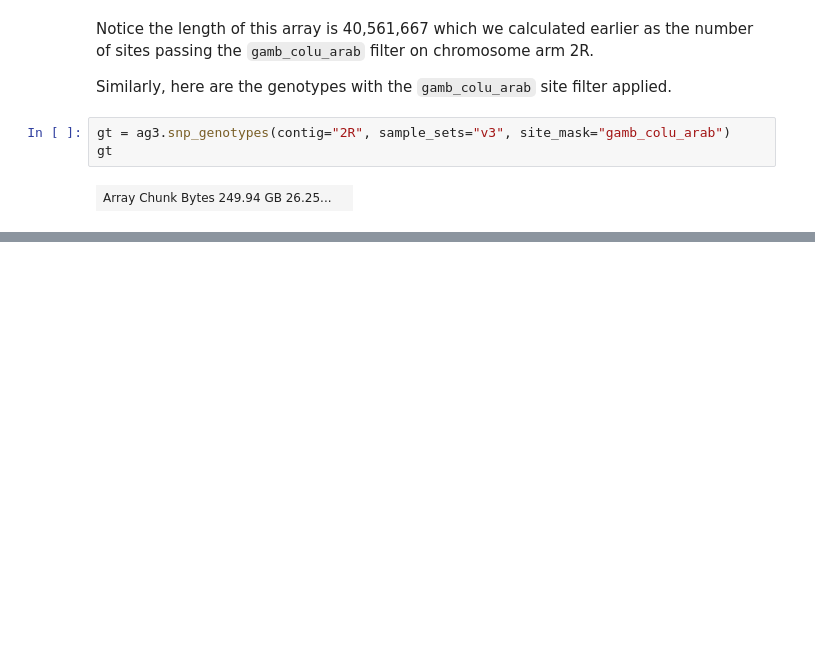
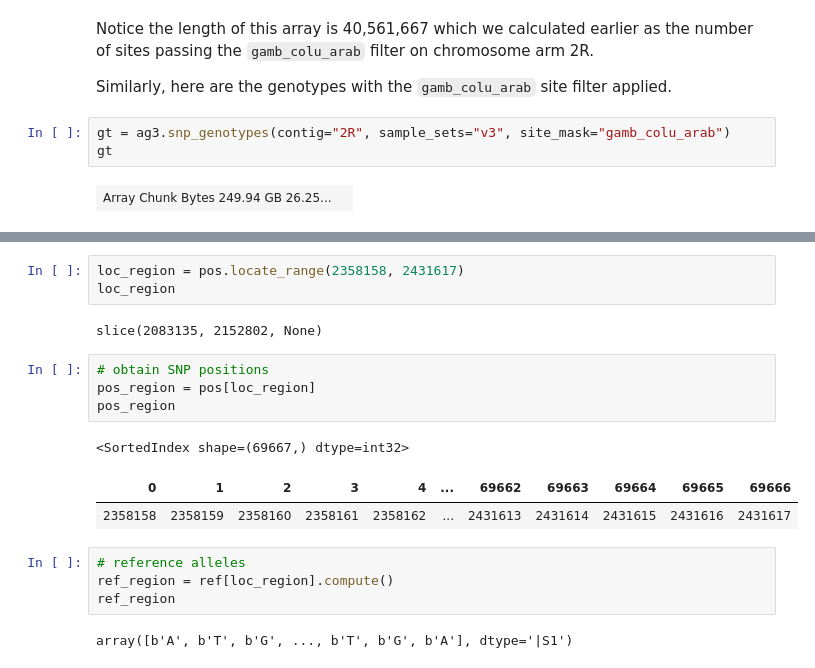
Before and after one commit to malariagen/vector-data, a Jupyter notebook: docs/ag3/examples/snps.ipynb, the cells around one changed output, grey strips where cells are left out. Cells and saved outputs as stored; diff of their text form; blank space fills up the shorter version.

```diff
--- a/docs/ag3/examples/snps.ipynb
+++ b/docs/ag3/examples/snps.ipynb
@@ -658,0 +706,19 @@ df_samples.head()
+# %%
+loc_region = pos.locate_range(2358158, 2431617)
+loc_region
+# %% [output]
+slice(2083135, 2152802, None)
+# %%
+# obtain SNP positions
+pos_region = pos[loc_region]
+pos_region
+# %% [output]
+<SortedIndex shape=(69667,) dtype=int32>
+| 0 | 1 | 2 | 3 | 4 | ... | 69662 | 69663 | 69664 | 69665 | 69666 |
+| 2358158 | 2358159 | 2358160 | 2358161 | 2358162 | ... | 2431613 | 2431614 | 2431615 | 2431616 | 2431617 |
+# %%
+# reference alleles
+ref_region = ref[loc_region].compute()
+ref_region
+# %% [output]
+array([b'A', b'T', b'G', ..., b'T', b'G', b'A'], dtype='|S1')
```
Also changed, not shown: parts of 21 cells of this notebook.
